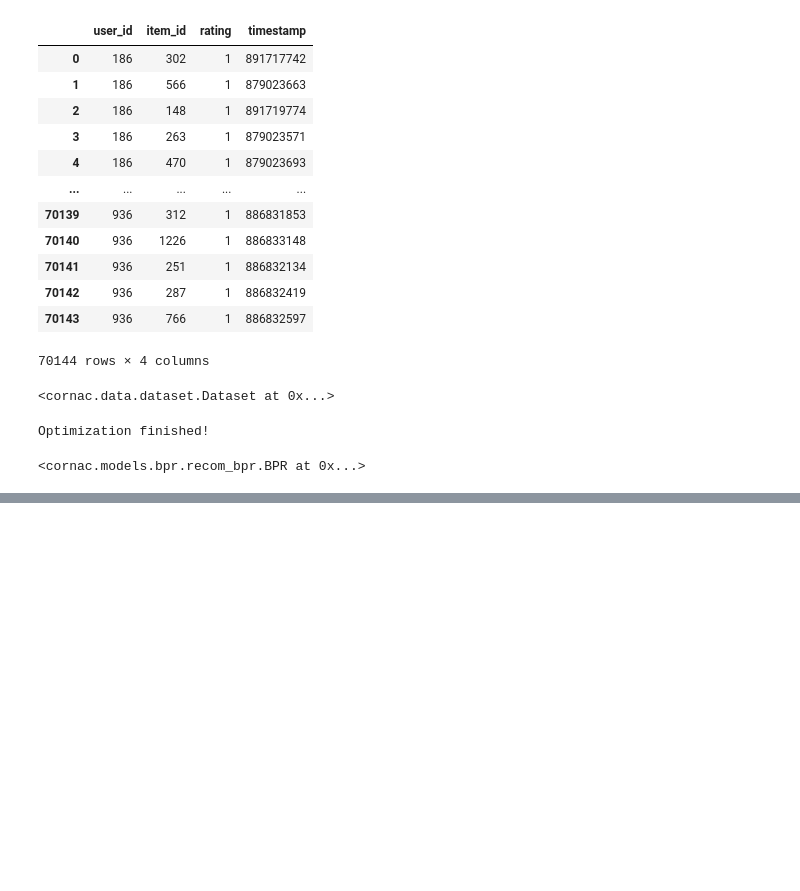
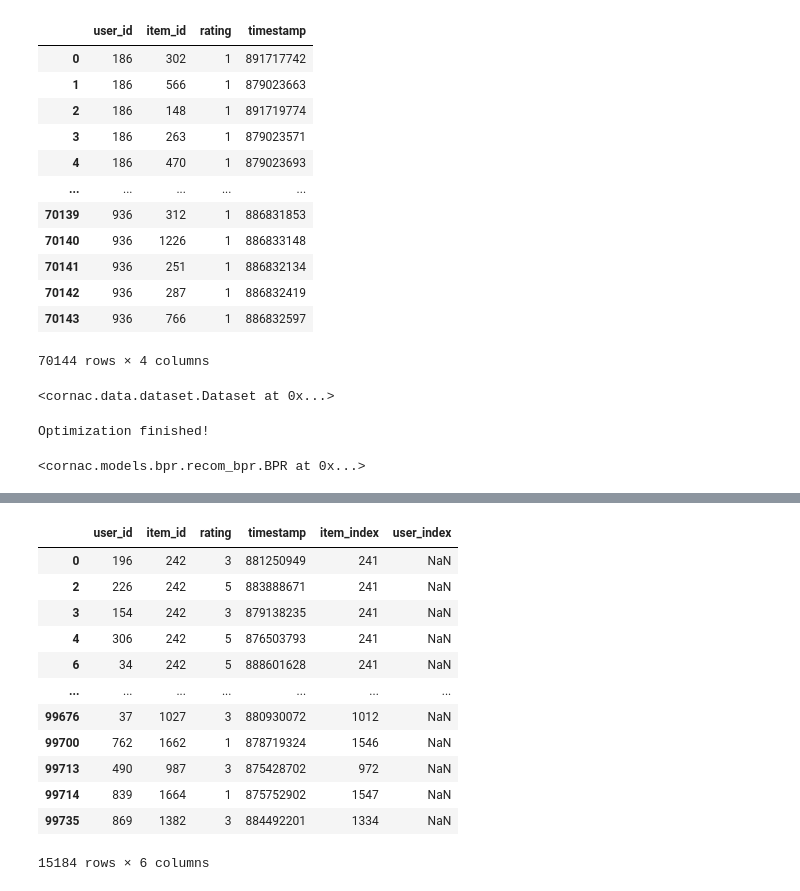
Before and after one commit to wahyudierwin/bpr, a Jupyter notebook: BPR.ipynb, the cells around one changed output, grey strips where cells are left out. Drawn from its saved outputs; the diff is of its cells as text; code cells hidden in the pictures; blank space fills up the shorter version.

```diff
--- a/BPR.ipynb
+++ b/BPR.ipynb
@@ -550,0 +597,16 @@ Optimization finished!
+# %%
+df_train_2
+# %% [output]
+|  | user_id | item_id | rating | timestamp | item_index | user_index |
+| 0 | 196 | 242 | 3 | 881250949 | 241 | NaN |
+| 2 | 226 | 242 | 5 | 883888671 | 241 | NaN |
+| 3 | 154 | 242 | 3 | 879138235 | 241 | NaN |
+| 4 | 306 | 242 | 5 | 876503793 | 241 | NaN |
+| 6 | 34 | 242 | 5 | 888601628 | 241 | NaN |
+| ... | ... | ... | ... | ... | ... | ... |
+| 99676 | 37 | 1027 | 3 | 880930072 | 1012 | NaN |
+| 99700 | 762 | 1662 | 1 | 878719324 | 1546 | NaN |
+| 99713 | 490 | 987 | 3 | 875428702 | 972 | NaN |
+| 99714 | 839 | 1664 | 1 | 875752902 | 1547 | NaN |
+| 99735 | 869 | 1382 | 3 | 884492201 | 1334 | NaN |
+15184 rows × 6 columns
```
Also changed, not shown: parts of 38 cells of this notebook.
